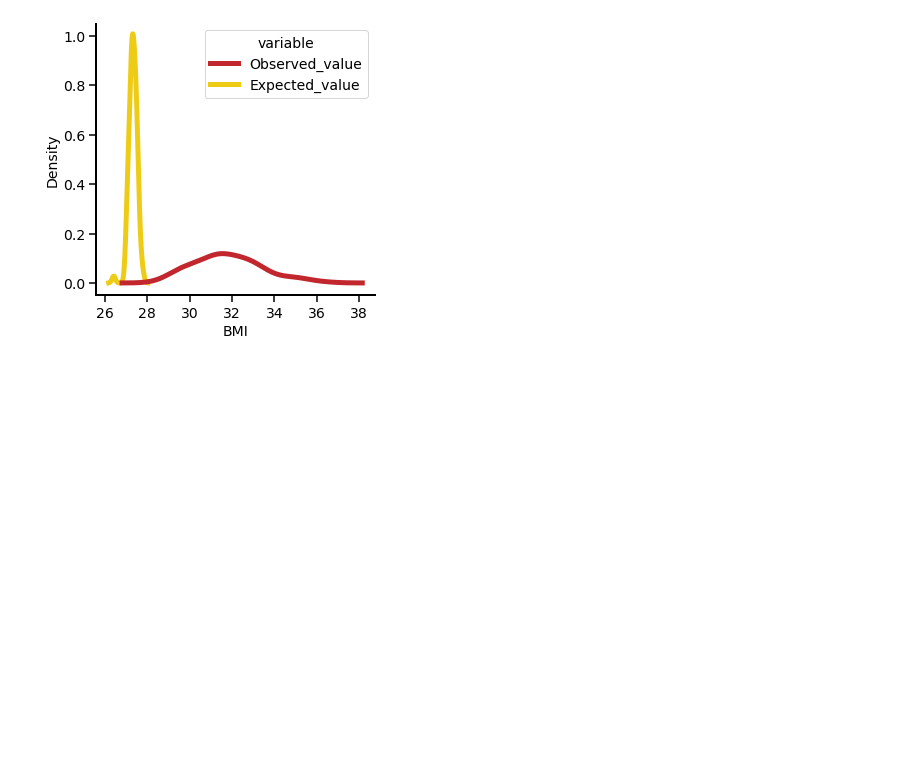
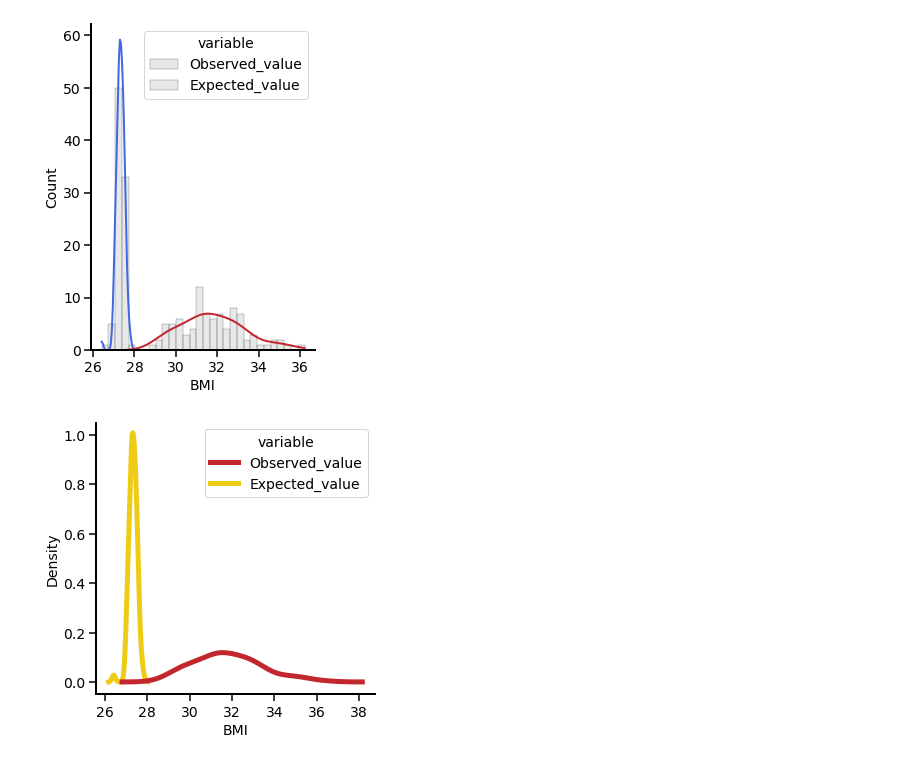
Before and after one commit to deeprob/ukb_bmi, a Jupyter notebook: 4_characterization/white_british/notebooks/3_additivity_model.ipynb, the cells around one changed output. Saved outputs shown, nothing was run; the diff lists cells and outputs as text; code cells hidden in the pictures; blank space fills up the shorter version.

Commit message:
figures-updated-result1

```diff
--- a/4_characterization/white_british/notebooks/3_additivity_model.ipynb
+++ b/4_characterization/white_british/notebooks/3_additivity_model.ipynb
@@ -24,3 +43,30 @@ plot_df = df.melt(value_vars=["Observed_value", "Expected_value"])
+# %%
+fig,ax = plt.subplots(1,1,figsize=(4,6))
+
+g = sns.histplot(
+    data=plot_df, x='value',
+    hue='variable', hue_order=["Observed_value", "Expected_value"],
+    edgecolor="k",
+    linewidth=0.2,
+    palette=[ "lightgrey", "lightgrey"], kde=True,
+    element="bars", fill=True, bins=30, line_kws={"linewidth":2},
+    ax=ax)
+g.axes.lines[1].set_color("#c1272d")
+g.axes.lines[0].set_color("royalblue")
+
+# kde = sns.kdeplot(
+#     data=plot_df, x='value', hue='variable',
+#     hue_order=["Observed_value", "Expected_value"],
+#     palette=["#c1272d", "royalblue"], linewidth=5, fill=False, common_norm=False)
+
+ax = plt.gca()
+ax.xaxis.set_major_locator(MultipleLocator(2))
+g.set_xlabel("BMI")
+# g.set_title('Expected vs Observed for Obesity Risk Combinations');
+# g.set_ylim(-0.05, 1.05)
+ax.spines[['right', 'top']].set_visible(False)
+# %% [output]
+[figure, added]
 # %%
 fig = plt.figure(figsize=(5,5))
 g = sns.kdeplot(
```
Also changed, not shown: parts of 2 cells of this notebook, 5 other files.
